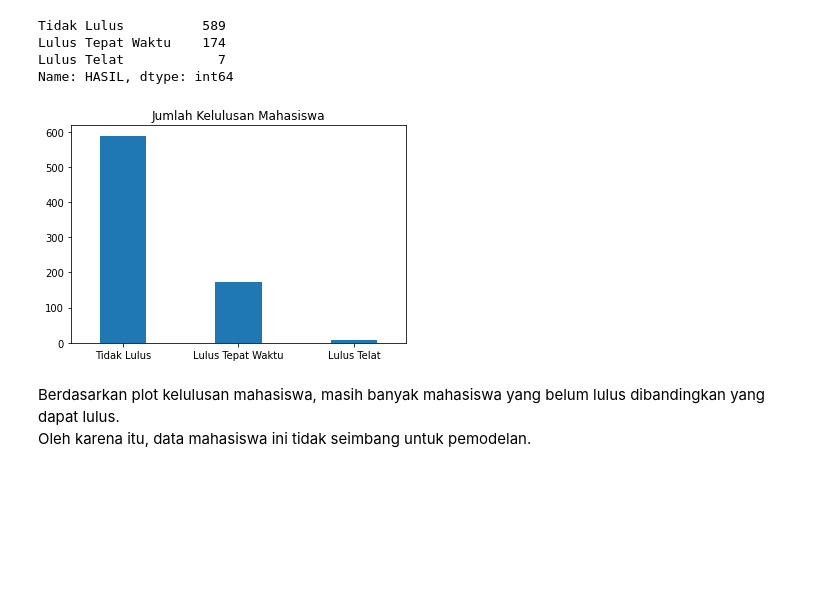
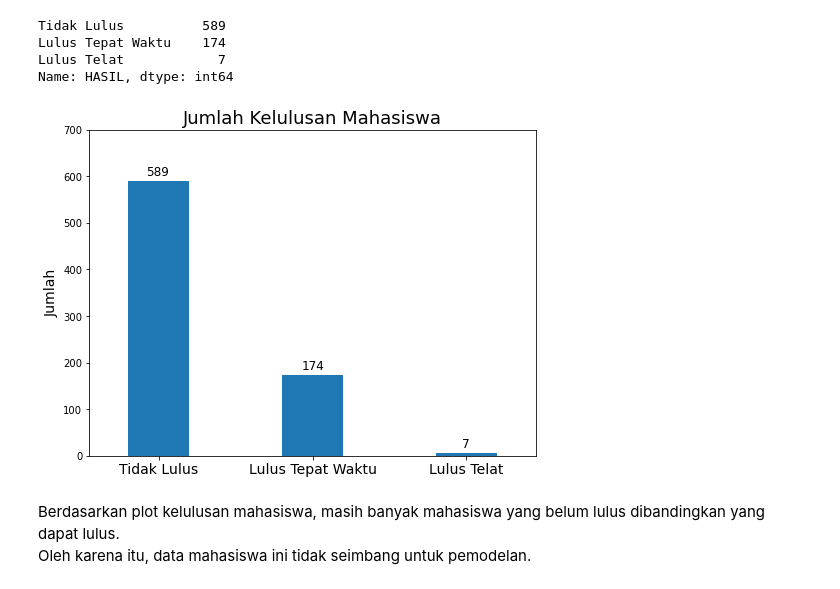
Before and after one commit to FelixFern/ISFEST-ODE, a Jupyter notebook: ODE PPT.ipynb, the cells around one changed output. Drawn from its saved outputs; the diff is of its cells as text; code cells hidden in the pictures; blank space fills up the shorter version.

Commit message:
edit plot 2

```diff
--- a/ODE PPT.ipynb
+++ b/ODE PPT.ipynb
@@ -579,12 +579,18 @@ Name: HASIL, dtype: int64
 # %%
 # plot kelulusan mahasiswa
 
+plt.figure(figsize=(8,6))
 df3["HASIL"].value_counts().plot(kind='bar', width=0.4)
-plt.xticks(rotation=0)
-plt.title('Jumlah Kelulusan Mahasiswa')
+plt.xticks(rotation=0, fontsize=14)
+plt.yticks([0, 100, 200, 300, 400, 500, 600, 700])
+plt.ylabel('Jumlah', fontsize=14)
+plt.title('Jumlah Kelulusan Mahasiswa', fontsize=18)
+plt.annotate(text='589', xy=(-0.08,601), fontsize=12)
+plt.text(x=0.93, y=186, s='174', fontsize=12)
+plt.text(x=1.97, y=19, s='7', fontsize=12)
 plt.show()
 # %% [output]
-[figure, old version]
+[figure, new version]
 # %% [markdown]
 Berdasarkan plot kelulusan mahasiswa, masih banyak mahasiswa yang belum lulus dibandingkan yang dapat lulus. \
 Oleh karena itu, data mahasiswa ini tidak seimbang untuk pemodelan.
```
Also changed, not shown: parts of 7 cells of this notebook.
